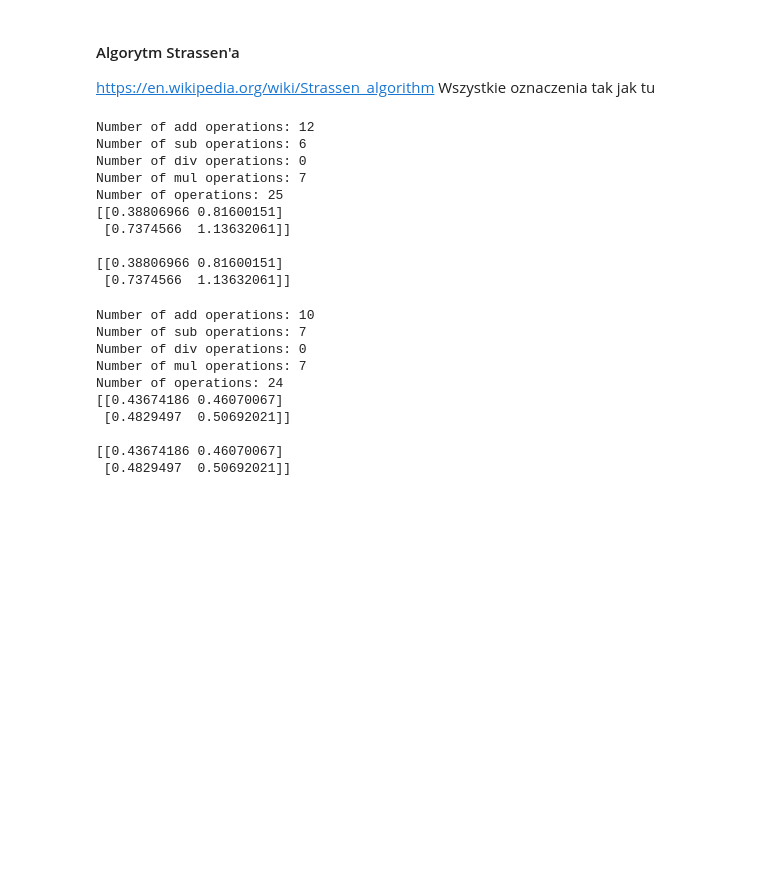
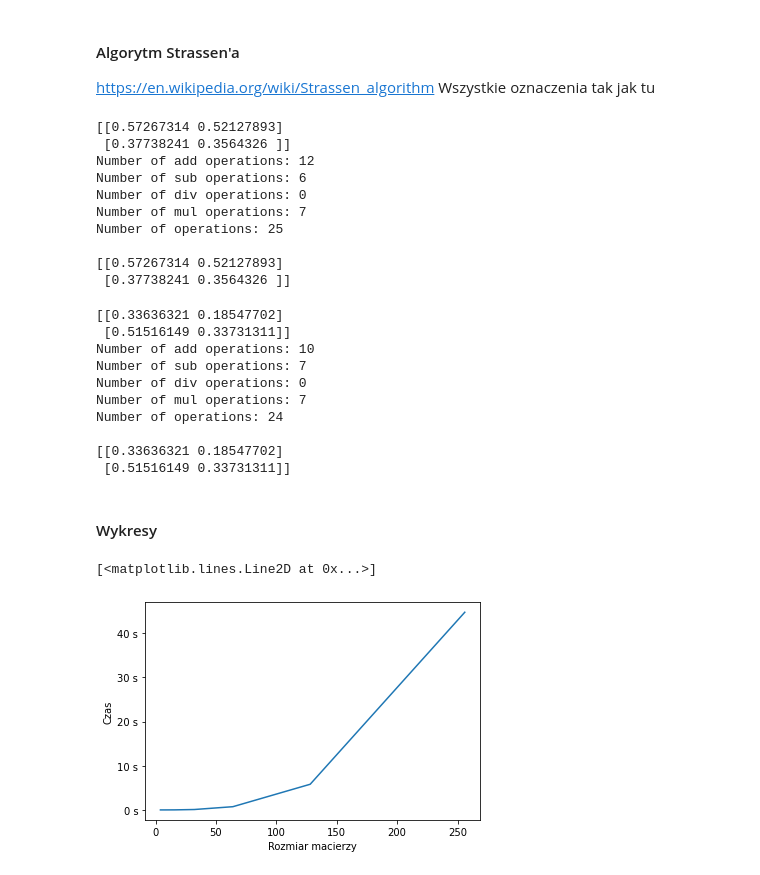
Before and after one commit to pweglik/matrix-algoritms, a Jupyter notebook: lab1/macierzowe.ipynb, the cells around one changed output. Cells and saved outputs as stored; diff of their text form; code cells hidden in the pictures; blank space fills up the shorter version.

```diff
--- a/lab1/macierzowe.ipynb
+++ b/lab1/macierzowe.ipynb
@@ -110,16 +110,16 @@ def binet_core_algorithm(A: np.ndarray, B: np.ndarray, counter: Counter) -> np.n
     else:
         return mul(A, B)
 
-def binet_algorithm(A: np.ndarray, B: np.ndarray) -> np.ndarray:
-    counter = Counter()
+def binet_algorithm(A: np.ndarray, B: np.ndarray, counter: Counter) -> np.ndarray:
     new_A, new_B = resize_matrix_to_2n(A, B)
     C = binet_core_algorithm(new_A, new_B, counter)
-    counter.print_counters()
     C = C[~np.all(C == 0, axis=1)]
     C = C[:, ~np.all(C == 0, axis=0)]
     return C
 
-print(binet_algorithm(A, B))
+counter = Counter()
+print(binet_algorithm(A, B, counter))
+counter.print_counters()
 print()
 print(A@B)
 # %% [output]
@@ -176,29 +176,29 @@ def strassen_core_algorith(A: np.ndarray, B: np.ndarray, counter: Counter) -> np
     else:
         return mul(A, B)
 
-def strassen_algorith(A: np.ndarray, B: np.ndarray) -> np.ndarray:
-    counter = Counter()
+def strassen_algorith(A: np.ndarray, B: np.ndarray, counter: Counter) -> np.ndarray:
     new_A, new_B = resize_matrix_to_2n(A, B)
     C = strassen_core_algorith(new_A, new_B, counter)
-    counter.print_counters()
     C = C[~np.all(C == 0, axis=1)]
     C = C[:, ~np.all(C == 0, axis=0)]
     return C
 
-print(strassen_algorith(A, B))
+counter = Counter()
+print(strassen_algorith(A, B, counter))
+counter.print_counters()
 print()
 print(A@B)
 # %% [output]
+[[0.57267314 0.52127893]
+ [0.37738241 0.3564326 ]]
 Number of add operations: 12
 Number of sub operations: 6
 Number of div operations: 0
 Number of mul operations: 7
 Number of operations: 25
-[[0.38806966 0.81600151]
- [0.7374566  1.13632061]]
 
-[[0.38806966 0.81600151]
- [0.7374566  1.13632061]]
+[[0.57267314 0.52127893]
+ [0.37738241 0.3564326 ]]
 # %%
 A = generate_matrix(2, 2)
 B = generate_matrix(2, 2)
@@ -233,26 +233,61 @@ def w_core_algorithm(A: np.ndarray, B: np.ndarray, counter: Counter) -> np.ndarr
     else:
         return mul(A, B)
 
-def winograd_algorith(A: np.ndarray, B: np.ndarray) -> np.ndarray:
-    counter = Counter()
+def winograd_algorithm(A: np.ndarray, B: np.ndarray, counter: Counter) -> np.ndarray:
     new_A, new_B = resize_matrix_to_2n(A, B)
     C = w_core_algorithm(new_A, new_B, counter)
-    counter.print_counters()
     C = C[~np.all(C == 0, axis=1)]
     C = C[:, ~np.all(C == 0, axis=0)]
     return C
 
-print(winograd_algorith(A, B))
+counter = Counter()
+print(winograd_algorithm(A, B, counter))
+counter.print_counters()
 print()
 print(A@B)
 # %% [output]
+[[0.33636321 0.18547702]
+ [0.51516149 0.33731311]]
 Number of add operations: 10
 Number of sub operations: 7
 Number of div operations: 0
 Number of mul operations: 7
 Number of operations: 24
-[[0.43674186 0.46070067]
- [0.4829497  0.50692021]]
 
-[[0.43674186 0.46070067]
- [0.4829497  0.50692021]]
+[[0.33636321 0.18547702]
+ [0.51516149 0.33731311]]
+# %% [markdown]
+#### Wykresy
+# %%
+import matplotlib.pyplot as plt
+from time import time
+from matplotlib.ticker import FormatStrFormatter
+
+
+times_binet: List[float] = []
+flops_binet: List[int] = []
+
+power_basis = list(range(2, 9))
+powers = [2 ** k for k in power_basis]
+
+for k in power_basis:
+    A = np.random.rand(2 ** k, 2 ** k)
+    B = np.random.rand(2 ** k, 2 ** k)
+
+    counter = Counter()
+    start_time: float = time()
+
+    binet_algorithm(A, B, counter)
+
+    total_time: float = time() - start_time
+
+    times_binet.append(total_time)
+    flops_binet.append(counter.operation_counter)
+# %%
+plt.gca().yaxis.set_major_formatter(FormatStrFormatter('%d s'))
+plt.xlabel("Rozmiar macierzy")
+plt.ylabel("Czas")
+plt.plot(powers, times_binet)
+# %% [output]
+[<matplotlib.lines.Line2D at 0x...>]
+[figure, added]
```
Also changed, not shown: parts of 10 cells of this notebook, 7 other files.
